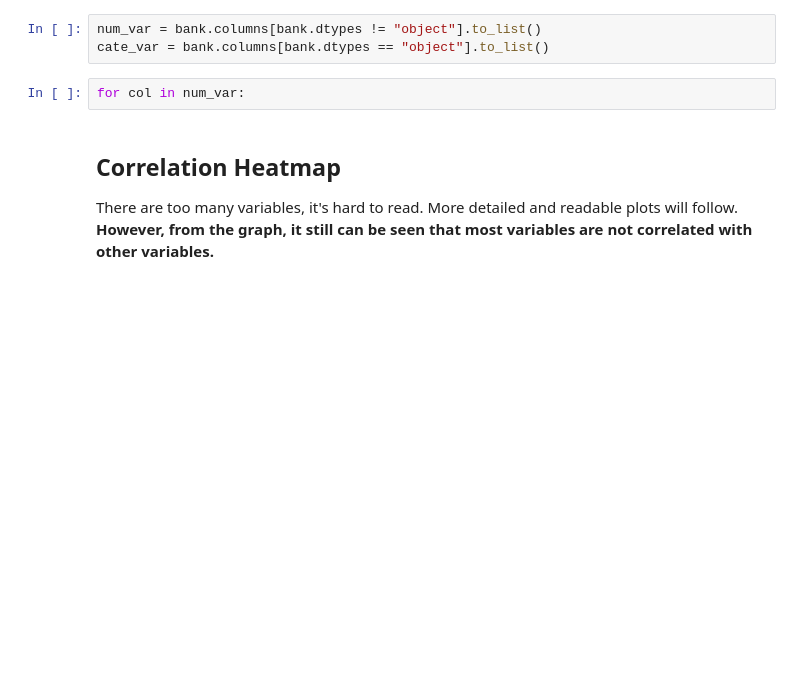
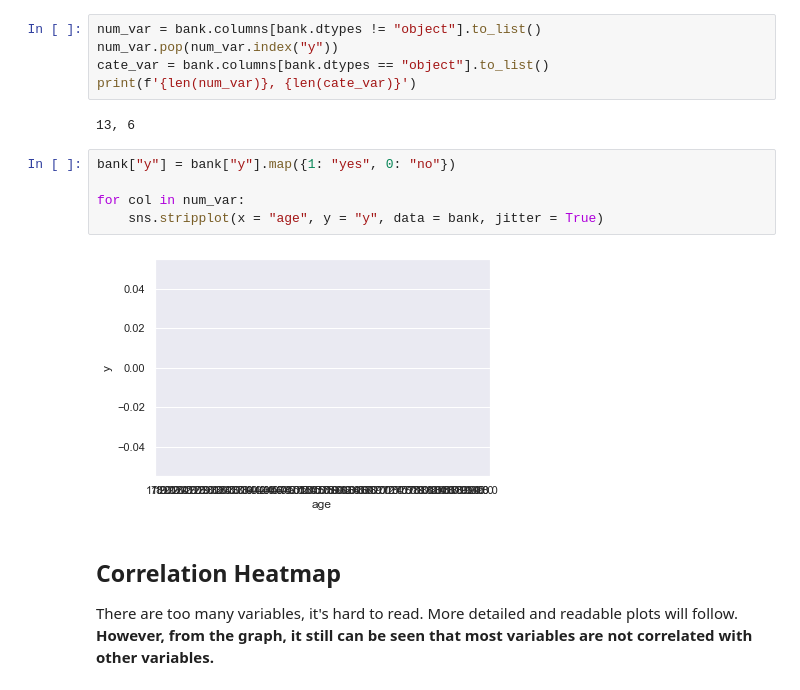
Before and after one commit to JumpyJumpy/Portuguese_Bank_Marketing_Data_Set, a Jupyter notebook: code/eda.ipynb, the cells around one changed output. Saved outputs shown, nothing was run; the diff lists cells and outputs as text; blank space fills up the shorter version.

```diff
--- a/code/eda.ipynb
+++ b/code/eda.ipynb
@@ -28,8 +31,17 @@ memory usage: 6.6+ MB
 # %%
 num_var = bank.columns[bank.dtypes != "object"].to_list()
+num_var.pop(num_var.index("y"))
 cate_var = bank.columns[bank.dtypes == "object"].to_list()
+print(f'{len(num_var)}, {len(cate_var)}')
+# %% [output]
+13, 6
-# %%
-for col in num_var:
+# %%
+bank["y"] = bank["y"].map({1: "yes", 0: "no"})
+
+for col in num_var:
+    sns.stripplot(x = "age", y = "y", data = bank, jitter = True)
+# %% [output]
+[figure, added]
 # %% [markdown]
 ## Correlation Heatmap
 There are too many variables, it's hard to read.
```
Also changed, not shown: parts of 3 cells of this notebook, 6 other files.
